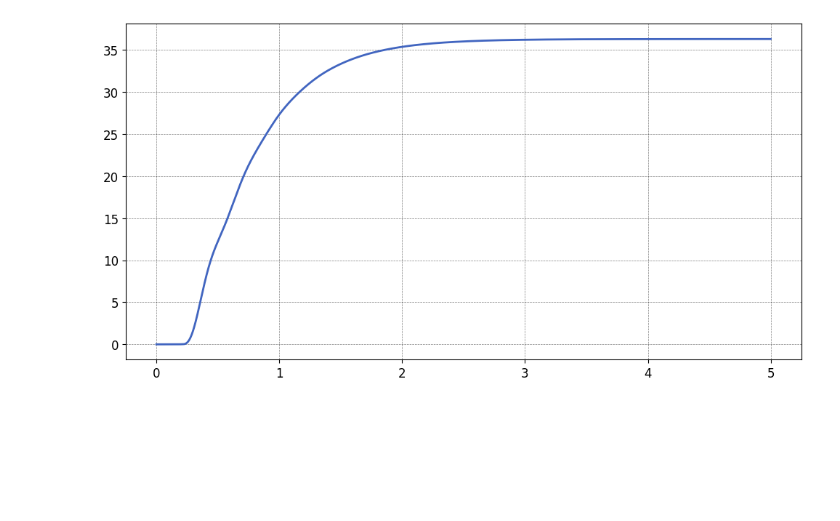
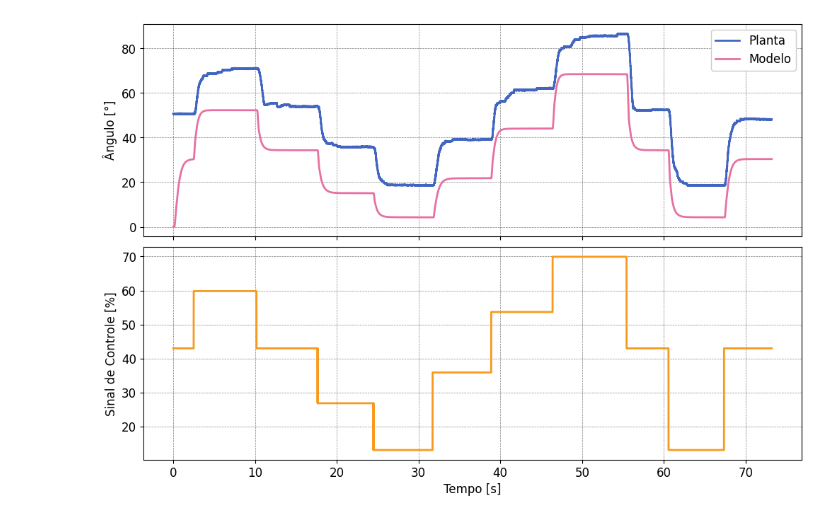
Before and after one commit to ErickNMA/LCD, a Jupyter notebook: ensaios_planta/fan-plate_SIM.ipynb, the cells around one changed output. Cells and saved outputs as stored; diff of their text form; code cells hidden in the pictures; blank space fills up the shorter version.

```diff
--- a/ensaios_planta/fan-plate_SIM.ipynb
+++ b/ensaios_planta/fan-plate_SIM.ipynb
@@ -15,7 +15,11 @@ plt.style.use([
 ])
 plt.rcParams['lines.linewidth'] = 2
 plt.rcParams['font.size'] = 12
-plt.rcParams['figure.figsize'] = (12, 6)
+plt.rcParams['figure.figsize'] = (12, 8)
+# %%
+#Dados da planta:
+degma = np.loadtxt('degma.txt')            #tempo  angulo  ref usig
+degma = [(degma[:, 0]-degma[0][0]), degma[:, 1], degma[:, 2], degma[:, 3]]
 # %%
 class FANPLATE():
     def __init__(self, La, Ra, kaphi, Jm, Bm1, Bm2, Bm3, ku1, ku2, ku3, Jp, Bp0, Bp1, m, g, l):
@@ -43,7 +47,9 @@ class FANPLATE():
         self.dth = 0
         self.th = 0
 
-    def model_update(self, Vt, T):
+    def model_update(self, PWM, T):
+        #Ajuste de tensão para PWM percentual:
+        Vt = PWM*13.5/75
         #Diferencial de corrente:
         dIa = ((Vt/self.La)-(self.Ra*self.Ia/self.La)-(self.kaphi*self.w/self.La))
         #Integrando a corrente:
@@ -53,7 +59,7 @@ class FANPLATE():
         #Integrando a velocidade do motor:
         self.w += dw*T
         #Sinal de atuação na placa:
-        u = ((self.ku1*self.w/(self.m*self.g*self.l)) + (self.ku2*(self.w**2)/(self.m*self.g*self.l)) + (self.ku3*(self.w**3)/(self.m*self.g*self.l)))
+        u = ((self.ku1*self.w) + (self.ku2*(self.w**2)) + (self.ku3*(self.w**3)))
         #Diferencial de velocidade da placa:
         ddth = ((u/self.Jp) - (self.Bp1*self.dth/self.Jp) - (self.Bp0*(abs(self.dth+1e-12)/(self.dth+1e-12))/self.Jp) - (self.m*self.g*self.l*np.sin(self.th)/self.Jp))
         #Integrando a velocidade da placa:
@@ -67,44 +73,59 @@ class FANPLATE():
             self.th = 0
 # %%
 #Definição dos parâmetros do modelo:
-fp = FANPLATE(La=8.73e-3,
-              Ra=12,
-              kaphi=1.57e-2,
-              Jm=1.2e-5,
-              Bm1=1.23e-5,
-              Bm2=-3.45e-8,
-              Bm3=6.42e-11,
-              ku1=-8.98e-6,
-              ku2=3.18e-7,
-              ku3=-2.45e-10,
-              Jp=4.8e-4/5,
-              Bp0=1.4e-3,
-              Bp1=1e-3,
-              m=72e-3,
-              g=9.81,
-              l=68e-3
+fp = FANPLATE(
+    La=8.73e-3,
+    Ra=12,
+    kaphi=1.57e-2,
+    Jm=1.2e-5,
+    Bm1=1.23e-5,
+    Bm2=-3.45e-8,
+    Bm3=6.42e-11,
+    ku1=-8.98e-6,
+    ku2=3.18e-7,
+    ku3=-2.45e-10,
+    Jp=4.8e-4/10,
+    Bp0=1.4e-3,
+    Bp1=1e-3,
+    m=72e-3,
+    g=9.81,
+    l=68e-3
 )
 
 #Vetor de tempo:
-ts = 1e-3
-time = np.arange(0, 5, ts)
+#time = np.arange(0, 3, 1e-3)
+time = degma[0]
 
 #Vetor de sinal de controle:
-Vt = 2*np.ones(time.shape)
+#pwm = 100*np.ones(time.shape)
+pwm = degma[3]
+
+#Ângulo da planta:
+ang = degma[1]
 
 #Listas vazias para armazenar os dados:
 th = [0]
 
+#Loop de simulação discreta:
 for i in range(1, len(time)):
-    fp.model_update(Vt[i], (time[i]-time[i-1]))
+    fp.model_update(pwm[i], (time[i]-time[i-1]))
     th.append(fp.th)
 
 #Conversão dos dados:
 th = np.degrees(np.array(th))
 
 #Plot:
-plt.figure()
-plt.plot(time, th)
+plt.subplots(2, 1, sharex=True)
+plt.subplots_adjust(hspace=0.05)
+plt.subplot(2, 1, 1)
+plt.plot(time, ang, label='Planta')
+plt.plot(time, th, label='Modelo')
+plt.ylabel('Ângulo [°]')
+plt.legend()
+plt.subplot(2, 1, 2)
+plt.plot(time, pwm, color='C4')
+plt.ylabel('Sinal de Controle [%]')
+plt.xlabel('Tempo [s]')
 plt.show()
 # %% [output]
-[figure, old version]
+[figure, new version]
```
